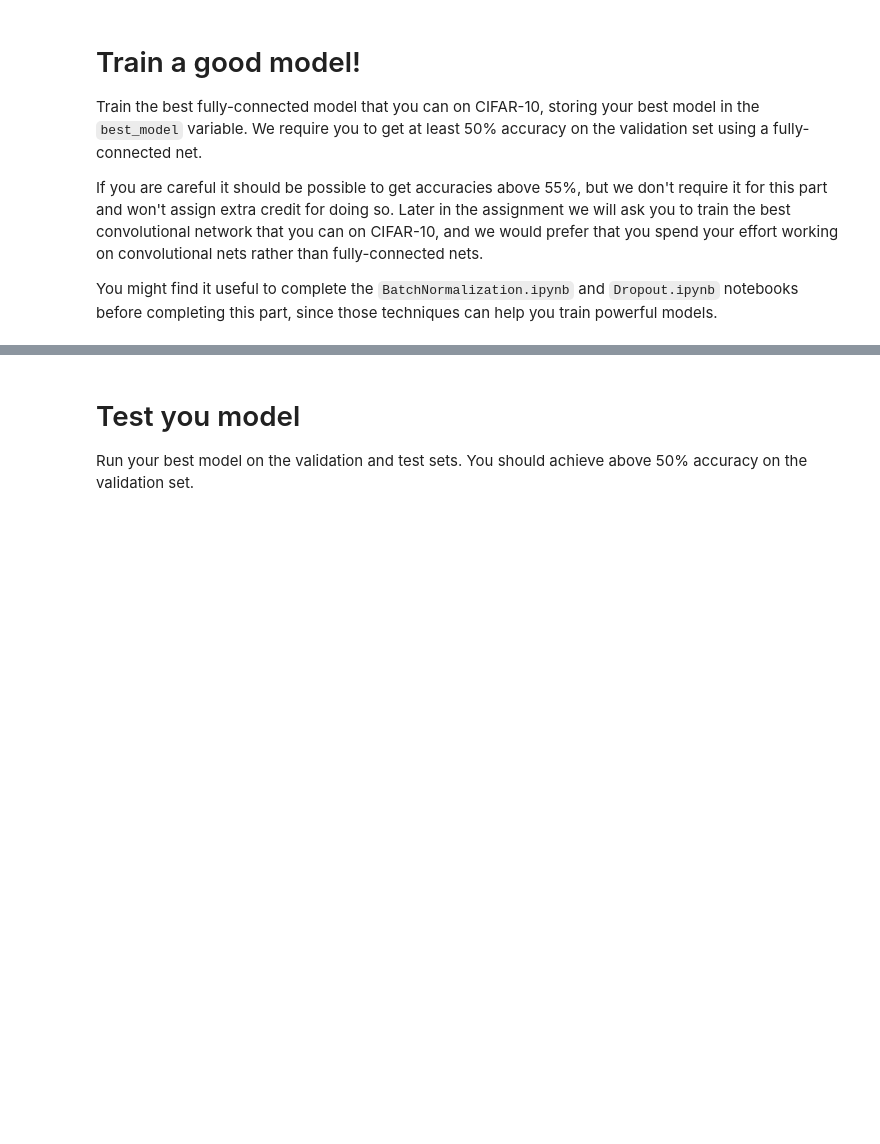
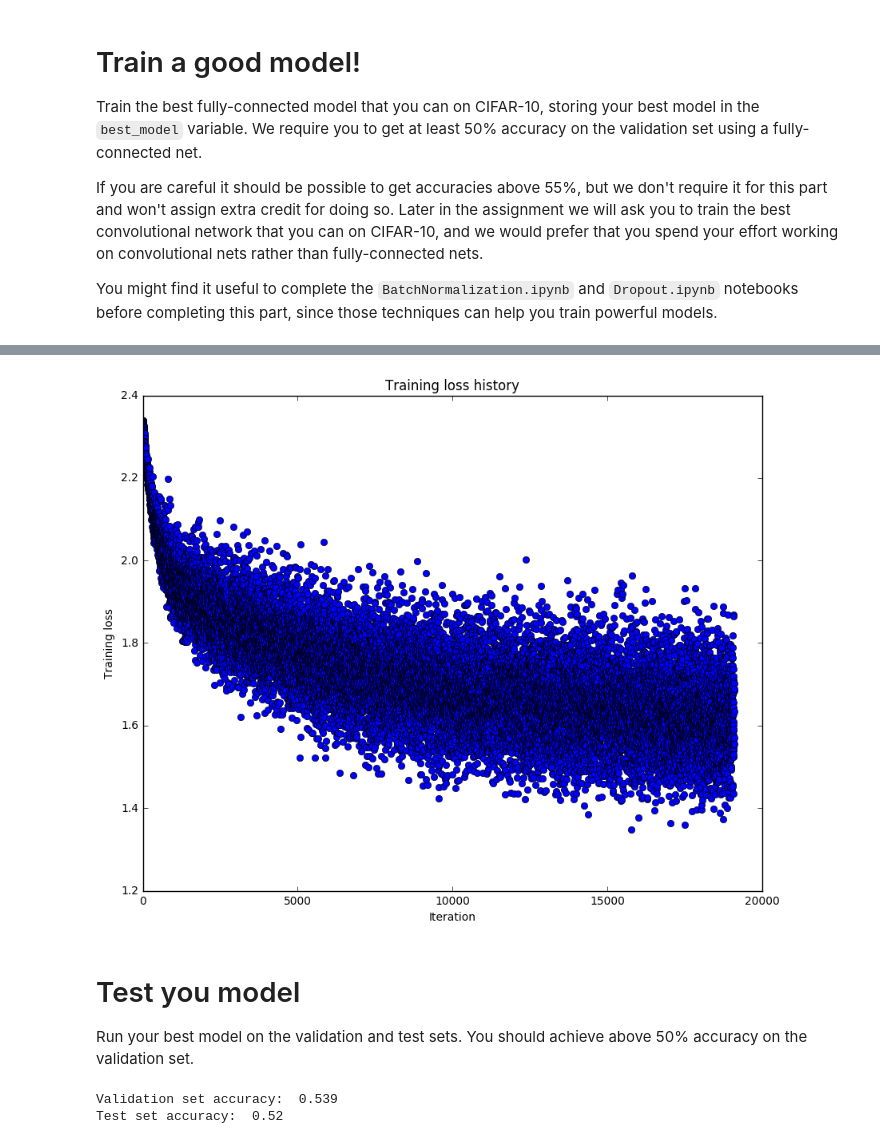
Before and after one commit to kkweon/CS231n, a Jupyter notebook: assignment2/FullyConnectedNets.ipynb, the cells around one changed output, grey strips where cells are left out. Saved outputs shown, nothing was run; the diff lists cells and outputs as text; code cells hidden in the pictures; blank space fills up the shorter version.

```diff
--- a/assignment2/FullyConnectedNets.ipynb
+++ b/assignment2/FullyConnectedNets.ipynb
@@ -869,0 +959,15 @@ pass
+# %%
+model = FullyConnectedNet([hidden_units for i in xrange(10)],
+                                              weight_scale=best_params['ws'],
+                                              dropout=0.8,
+                                              use_batchnorm=True,
+                                              reg=best_params['rs'])
+solver = Solver(model, data,
+              num_epochs=50, batch_size=128,
+              update_rule='adam',
+              optim_config={
+                'learning_rate': best_params['lr']
+              },
+              verbose=True,
+               print_every=128*20)
+solver.train()
@@ -870,8 +994,19 @@ pass
+# %%
+plt.plot(solver.loss_history, 'o')
+plt.title('Training loss history')
+plt.xlabel('Iteration')
+plt.ylabel('Training loss')
+plt.show()
+# %% [output]
+[figure, added]
 # %% [markdown]
 # Test you model
 Run your best model on the validation and test sets. You should achieve above 50% accuracy on the validation set.
 # %%
-y_test_pred = np.argmax(best_model.loss(X_test), axis=1)
-y_val_pred = np.argmax(best_model.loss(X_val), axis=1)
-print 'Validation set accuracy: ', (y_val_pred == y_val).mean()
-print 'Test set accuracy: ', (y_test_pred == y_test).mean()
+y_test_pred = np.argmax(best_model.loss(data['X_test']), axis=1)
+y_val_pred = np.argmax(best_model.loss(data['X_val']), axis=1)
+print 'Validation set accuracy: ', (y_val_pred == data['y_val']).mean()
+print 'Test set accuracy: ', (y_test_pred == data['y_test']).mean()
+# %% [output]
+Validation set accuracy:  0.539
+Test set accuracy:  0.52
```
Also changed, not shown: parts of 20 cells of this notebook, 5 other files.
